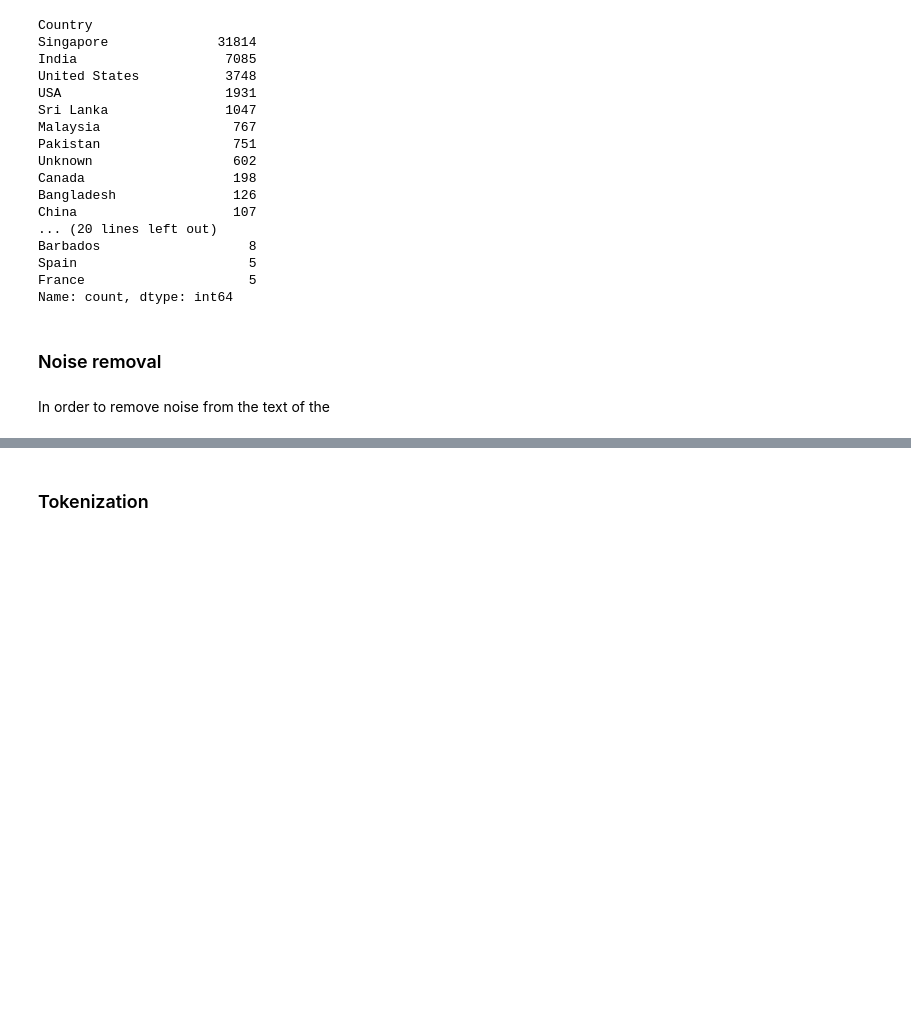
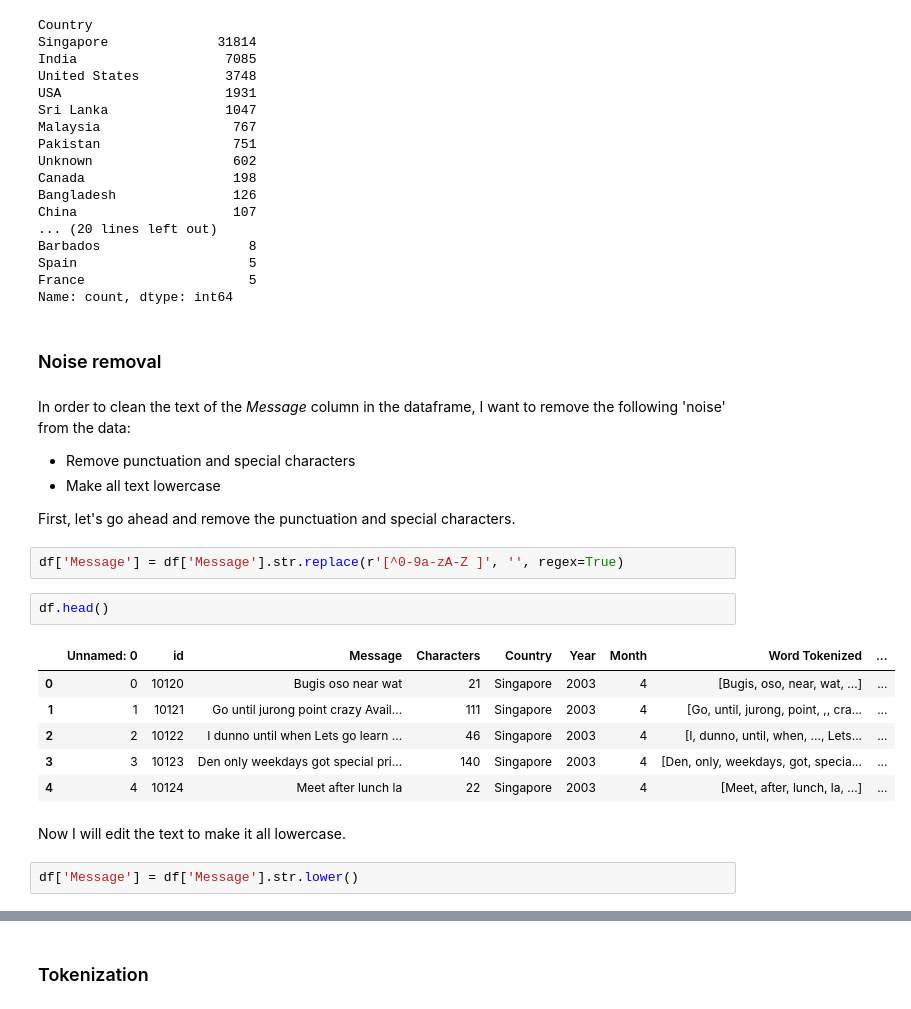
Before and after one commit to karoanton/nlp_data_science_course, a Jupyter notebook: Text Message Analysis/Text Message Analysis Project.ipynb, the cells around one changed output, grey strips where cells are left out. Cells and saved outputs as stored; diff of their text form; blank space fills up the shorter version.

Commit message:
text message analysis

```diff
--- a/Text Message Analysis/Text Message Analysis Project.ipynb
+++ b/Text Message Analysis/Text Message Analysis Project.ipynb
@@ -259,4 +259,23 @@ Name: count, dtype: int64
 # %% [markdown]
 ### Noise removal
 # %% [markdown]
-In order to remove noise from the text of the
+In order to clean the text of the *Message* column in the dataframe, I want to remove the following 'noise' from the data:
+- Remove punctuation and special characters
+- Make all text lowercase
+
+First, let's go ahead and remove the punctuation and special characters.
+# %%
+df['Message'] = df['Message'].str.replace(r'[^0-9a-zA-Z ]', '', regex=True)
+# %%
+df.head()
+# %% [output]
+|  | Unnamed: 0 | id | Message | Characters | Country | Year | Month | Word Tokenized | ... |
+| 0 | 0 | 10120 | Bugis oso near wat | 21 | Singapore | 2003 | 4 | [Bugis, oso, near, wat, ...] | ... |
+| 1 | 1 | 10121 | Go until jurong point crazy Avail... | 111 | Singapore | 2003 | 4 | [Go, until, jurong, point, ,, cra... | ... |
+| 2 | 2 | 10122 | I dunno until when Lets go learn ... | 46 | Singapore | 2003 | 4 | [I, dunno, until, when, ..., Lets... | ... |
+| 3 | 3 | 10123 | Den only weekdays got special pri... | 140 | Singapore | 2003 | 4 | [Den, only, weekdays, got, specia... | ... |
+| 4 | 4 | 10124 | Meet after lunch la | 22 | Singapore | 2003 | 4 | [Meet, after, lunch, la, ...] | ... |
+# %% [markdown]
+Now I will edit the text to make it all lowercase.
+# %%
+df['Message'] = df['Message'].str.lower()
```
Also changed, not shown: parts of 20 cells of this notebook.
